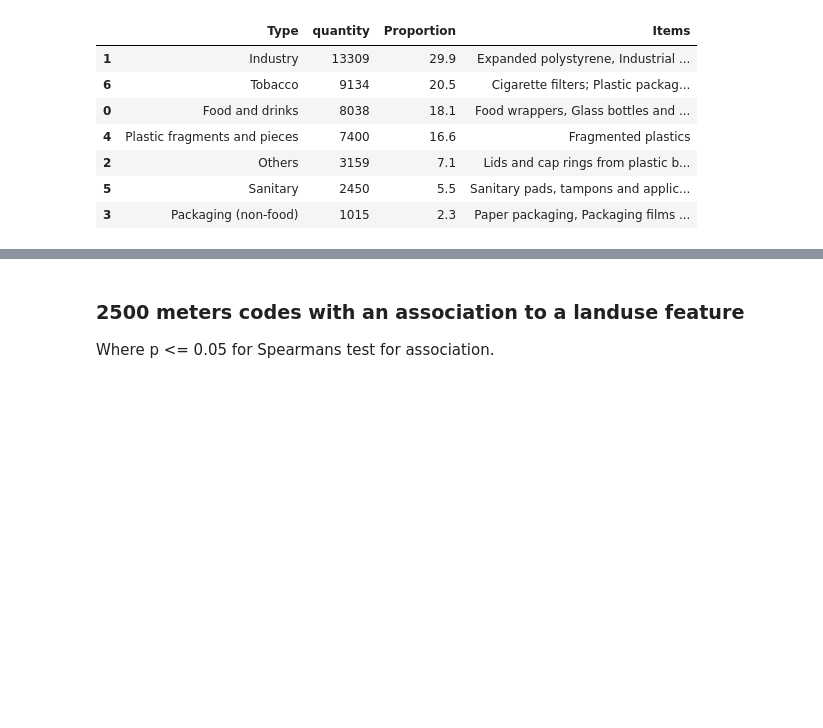
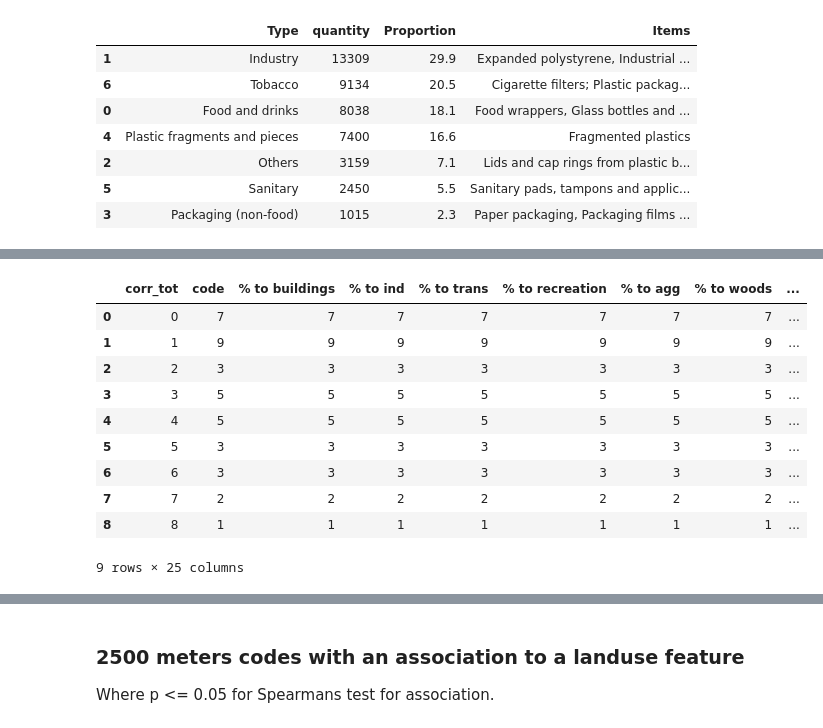
Before and after one commit to hammerdirt-analyst/landuse, a Jupyter notebook: land_use_1500_10000_mod.ipynb, the cells around one changed output, grey strips where cells are left out. Drawn from its saved outputs; the diff is of its cells as text; code cells hidden in the pictures; blank space fills up the shorter version.

```diff
--- a/land_use_1500_10000_mod.ipynb
+++ b/land_use_1500_10000_mod.ipynb
@@ -504,30 +504,30 @@ Df2000.iloc[:,10:22].head(10)
 # %%
-Df2000.loc[Df2000.source.isin(['Tobacco']) |
-           Df2000.source_two.isin(['Smoking related']),'Type'] ='Tobacco'
+df2000.loc[df2000.source.isin(['Tobacco']) |
+           df2000.source_two.isin(['Smoking related']),'Type'] ='Tobacco'
 
-Df2000.loc[Df2000.source.isin(['Industry','Construction', 'Industrial', 'Manufacturing']) |
-           Df2000.source_two.isin(['Industry','Construction', 'Industrial','Manufacturing'])  |
-           Df2000.source_three.isin(['Industry','Construction', 'Industrial','Manufacturing']),'Type'] ='Industry'
+df2000.loc[df2000.source.isin(['Industry','Construction', 'Industrial', 'Manufacturing']) |
+           df2000.source_two.isin(['Industry','Construction', 'Industrial','Manufacturing'])  |
+           df2000.source_three.isin(['Industry','Construction', 'Industrial','Manufacturing']),'Type'] ='Industry'
 
 
-Df2000.loc[Df2000.source.isin(['Personal hygiene']) |
-           Df2000.source_two.isin(['Water treatment']),'Type'] ='Sanitary'
+df2000.loc[df2000.source.isin(['Personal hygiene']) |
+           df2000.source_two.isin(['Water treatment']),'Type'] ='Sanitary'
 
-Df2000.loc[Df2000.description.isin(['Paper packaging']) |
-           Df2000.description.isin(['Packaging films nonfood or unknown']),'Type'] ='Packaging (non-food)'
+df2000.loc[df2000.description.isin(['Paper packaging']) |
+           df2000.description.isin(['Packaging films nonfood or unknown']),'Type'] ='Packaging (non-food)'
 
 
-Df2000.loc[Df2000.source_two.isin(['Food and drink']) |
-           Df2000.description.isin(['Foil wrappers, aluminum foil']) |
-           Df2000.source_two.isin(['Food and drinks']),'Type'] ='Food and drinks'
+df2000.loc[df2000.source_two.isin(['Food and drink']) |
+           df2000.description.isin(['Foil wrappers, aluminum foil']) |
+           df2000.source_two.isin(['Food and drinks']),'Type'] ='Food and drinks'
 
-Df2000.loc[Df2000.description.isin(['Plastic fragments angular <5mm']) |
-           Df2000.description.isin(['Styrofoam < 5mm']) |
-           Df2000.description.isin(['Plastic fragments rounded <5mm']) |
-           Df2000.description.isin(['Foamed  plastic <5mm']) |
-           Df2000.description.isin(['Fragmented plastics']),'Type'] ='Plastic fragments and pieces'
-Df2000.loc[Df2000.Type.isna(), 'Type'] = 'Others'
-Df2000[Df2000.Type == 'Others'].description.unique()
+df2000.loc[df2000.description.isin(['Plastic fragments angular <5mm']) |
+           df2000.description.isin(['Styrofoam < 5mm']) |
+           df2000.description.isin(['Plastic fragments rounded <5mm']) |
+           df2000.description.isin(['Foamed  plastic <5mm']) |
+           df2000.description.isin(['Fragmented plastics']),'Type'] ='Plastic fragments and pieces'
+df2000.loc[df2000.Type.isna(), 'Type'] = 'Others'
+df2000[df2000.Type == 'Others'].description.unique()
 #DfIndCostr.description.unique()
 # %% [output]
 array(['Glass or ceramic fragments > 2.5 cm',
@@ -791,11 +830,23 @@ plt.show()
 # %%
 cols = ['% to buildings', '% to ind', '% to trans', '% to recreation', '% to agg', '% to woods', '% to water',
 '% to unproductive']
 
-Df2000_vis['corr_tot'] = Df2000_vis[cols].apply(lambda x: (x!=0).sum(), axis=1)
+df2000_vis['corr_tot'] = df2000_vis[cols].apply(lambda x: (x!=0).sum(), axis=1)
 
-test = Df2000_vis.groupby('corr_tot').count().reset_index()
+test = df2000_vis.groupby('corr_tot').count().reset_index()
 test
+# %% [output]
+|  | corr_tot | code | % to buildings | % to ind | % to trans | % to recreation | % to agg | % to woods | ... |
+| 0 | 0 | 7 | 7 | 7 | 7 | 7 | 7 | 7 | ... |
+| 1 | 1 | 9 | 9 | 9 | 9 | 9 | 9 | 9 | ... |
+| 2 | 2 | 3 | 3 | 3 | 3 | 3 | 3 | 3 | ... |
+| 3 | 3 | 5 | 5 | 5 | 5 | 5 | 5 | 5 | ... |
+| 4 | 4 | 5 | 5 | 5 | 5 | 5 | 5 | 5 | ... |
+| 5 | 5 | 3 | 3 | 3 | 3 | 3 | 3 | 3 | ... |
+| 6 | 6 | 3 | 3 | 3 | 3 | 3 | 3 | 3 | ... |
+| 7 | 7 | 2 | 2 | 2 | 2 | 2 | 2 | 2 | ... |
+| 8 | 8 | 1 | 1 | 1 | 1 | 1 | 1 | 1 | ... |
+9 rows × 25 columns
 # %%
 cols_table = ['quantity','pcs_m','material', 'description', 'Type']
 
```
Also changed, not shown: parts of 25 cells of this notebook.
